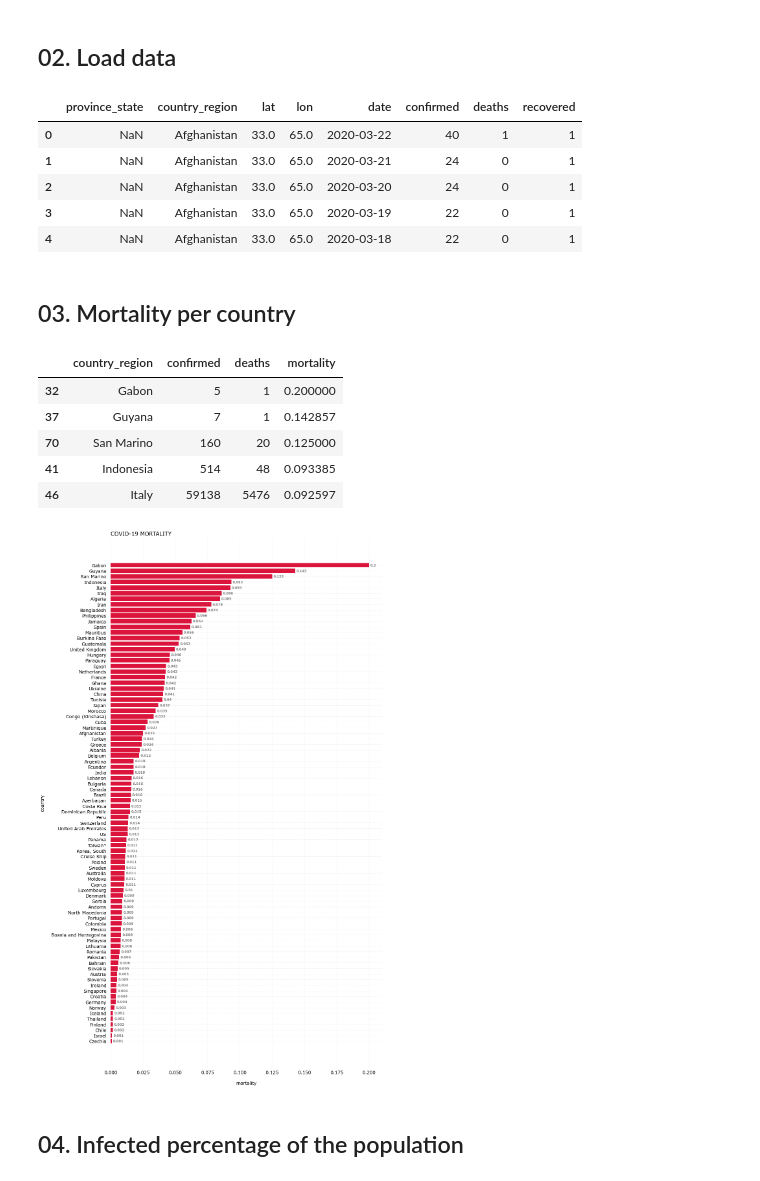
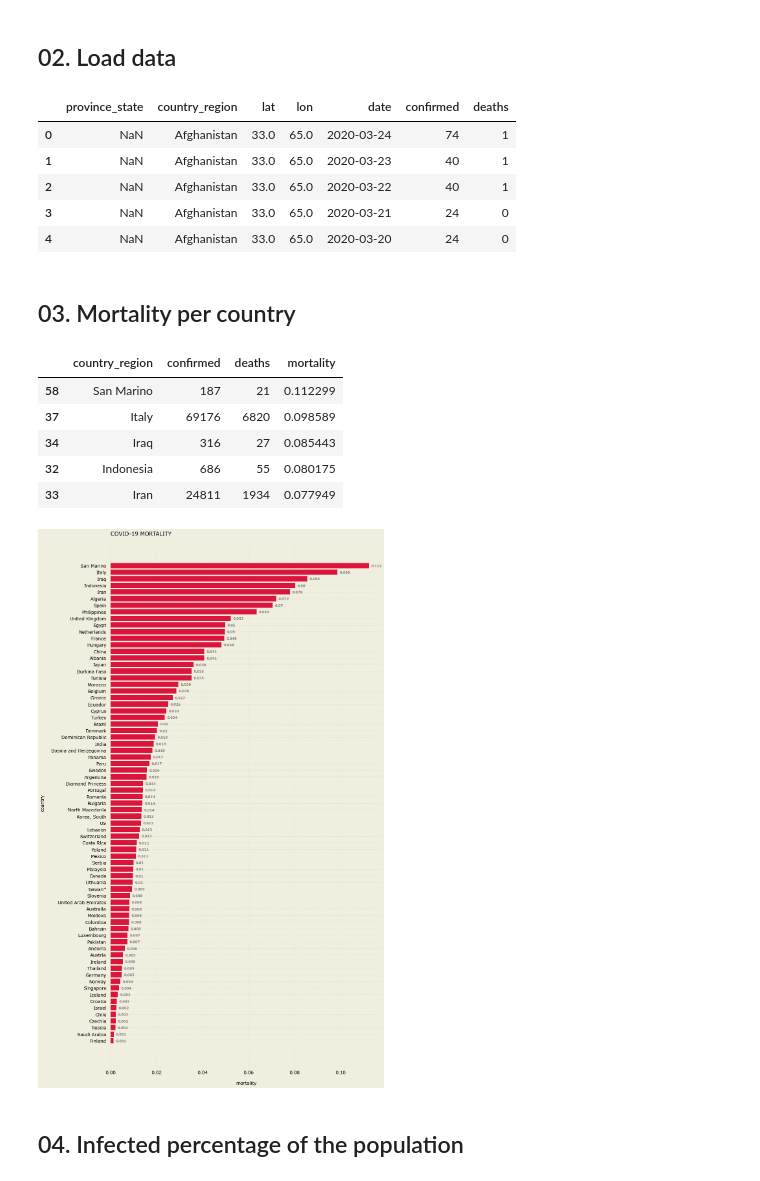
Before and after one commit to SkalskiP/COVID-19, a Jupyter notebook: notebooks/rank-countries-by-mortality.ipynb, the cells around one changed output. Drawn from its saved outputs; the diff is of its cells as text; code cells hidden in the pictures.

Commit message:
up with new data

```diff
--- a/notebooks/rank-countries-by-mortality.ipynb
+++ b/notebooks/rank-countries-by-mortality.ipynb
@@ -17,9 +17,8 @@ from tqdm import tqdm_notebook
 # %% [markdown]
 ## 01. Settings
 # %%
-TS_CONFIRMED = "../data/hopkins/time_series-ncov-Confirmed.csv"
-TS_DEATHS = "../data/hopkins/time_series-ncov-Deaths.csv"
-TS_RECOVERED = "../data/hopkins/time_series-ncov-Recovered.csv"
+TS_CONFIRMED = "../data/hopkins/time_series_covid19_confirmed_global_narrow.csv"
+TS_DEATHS = "../data/hopkins/time_series_covid19_deaths_global_narrow.csv"
 COLUMN_NAMES = [
     "province_state",
     "country_region",
@@ -44,34 +43,33 @@ COUNTRY_MAPPING = {
     'United States': 'US',
     'Venezuela, RB': 'Venezuela'
 }
+
+PLOT_BG_COLOR = (240 / 255, 238 / 255, 223 / 255)
 # %% [markdown]
 ## 02. Load data
 # %%
 df_confirmed = pd.read_csv(TS_CONFIRMED, skiprows=2, names=COLUMN_NAMES)
 df_deaths = pd.read_csv(TS_DEATHS, skiprows=2, names=COLUMN_NAMES)
-df_recovered = pd.read_csv(TS_RECOVERED, skiprows=2, names=COLUMN_NAMES)
 
 df_confirmed.rename(columns = {'value':'confirmed'}, inplace = True)
 df_deaths.rename(columns = {'value':'deaths'}, inplace = True)
-df_recovered.rename(columns = {'value':'recovered'}, inplace = True)
 
 df = df_confirmed
 df = df.join(df_deaths[['deaths']])
-df = df.join(df_recovered[['recovered']])
 # %%
 df.head()
 # %% [output]
-|  | province_state | country_region | lat | lon | date | confirmed | deaths | recovered |
-| 0 | NaN | Afghanistan | 33.0 | 65.0 | 2020-03-22 | 40 | 1 | 1 |
-| 1 | NaN | Afghanistan | 33.0 | 65.0 | 2020-03-21 | 24 | 0 | 1 |
-| 2 | NaN | Afghanistan | 33.0 | 65.0 | 2020-03-20 | 24 | 0 | 1 |
-| 3 | NaN | Afghanistan | 33.0 | 65.0 | 2020-03-19 | 22 | 0 | 1 |
-| 4 | NaN | Afghanistan | 33.0 | 65.0 | 2020-03-18 | 22 | 0 | 1 |
+|  | province_state | country_region | lat | lon | date | confirmed | deaths |
+| 0 | NaN | Afghanistan | 33.0 | 65.0 | 2020-03-24 | 74 | 1 |
+| 1 | NaN | Afghanistan | 33.0 | 65.0 | 2020-03-23 | 40 | 1 |
+| 2 | NaN | Afghanistan | 33.0 | 65.0 | 2020-03-22 | 40 | 1 |
+| 3 | NaN | Afghanistan | 33.0 | 65.0 | 2020-03-21 | 24 | 0 |
+| 4 | NaN | Afghanistan | 33.0 | 65.0 | 2020-03-20 | 24 | 0 |
 # %% [markdown]
 ## 03. Mortality per country
 # %%
 date = df['date'].max()
-min_confirmed = 5
+min_confirmed = 100
 
 df_day = df \
     [df['date'] == date] \
@@ -87,11 +85,11 @@ df_day = df_day.sort_values('mortality', ascending=False)
 df_day.head()
 # %% [output]
 |  | country_region | confirmed | deaths | mortality |
-| 32 | Gabon | 5 | 1 | 0.200000 |
-| 37 | Guyana | 7 | 1 | 0.142857 |
-| 70 | San Marino | 160 | 20 | 0.125000 |
-| 41 | Indonesia | 514 | 48 | 0.093385 |
-| 46 | Italy | 59138 | 5476 | 0.092597 |
+| 58 | San Marino | 187 | 21 | 0.112299 |
+| 37 | Italy | 69176 | 6820 | 0.098589 |
+| 34 | Iraq | 316 | 27 | 0.085443 |
+| 32 | Indonesia | 686 | 55 | 0.080175 |
+| 33 | Iran | 24811 | 1934 | 0.077949 |
 # %%
 from matplotlib import rcParams
 
@@ -101,36 +99,38 @@ rcParams['font.size'] = 14
 
 regions = df_day.iloc[:,0]
 mortality = df_day.iloc[:,3]
 
-fig, ax = plt.subplots(figsize=(15, 30))
+fig, ax = plt.subplots(figsize=(15, 30), facecolor=PLOT_BG_COLOR)
 ax.barh(regions, mortality, color='crimson')
 
 for s in ['top','bottom','left','right']:
     ax.spines[s].set_visible(False)
 
 ax.xaxis.set_ticks_position('none')
 ax.yaxis.set_ticks_position('none')
 
 ax.xaxis.set_tick_params(pad=5)
 ax.yaxis.set_tick_params(pad=10)
 
 ax.set_xlabel('mortality', labelpad=20)
 ax.set_ylabel('country', labelpad=20)
 
 ax.grid(b=True, color='grey', linestyle='-.', linewidth=0.5, alpha=0.2)
 
 ax.invert_yaxis()
 
 ax.set_title('COVID-19 MORTALITY', loc='left', pad=10)
 
+ax.set_facecolor(PLOT_BG_COLOR)
+
 for i in ax.patches:
     ax.text(i.get_width() + 0.001, i.get_y() + 0.6, str(round((i.get_width()), 3)),
             fontsize=10, fontweight='bold', color='grey')
 
-fig.savefig('../viz/mortality.png', dpi=100, bbox_inches='tight')
+fig.savefig('../viz/mortality.png', dpi=100, bbox_inches='tight', facecolor=fig.get_facecolor())
 plt.show()
 # %% [output]
-[figure, old version]
+[figure, new version]
 # %%
 # df_gdp = pd.read_csv(GDP, skiprows=4)
 # df_gdp = df_gdp[['Country Name', '2017', '2018', '2019']]
```
Also changed, not shown: parts of 2 cells of this notebook, 4 other files.
